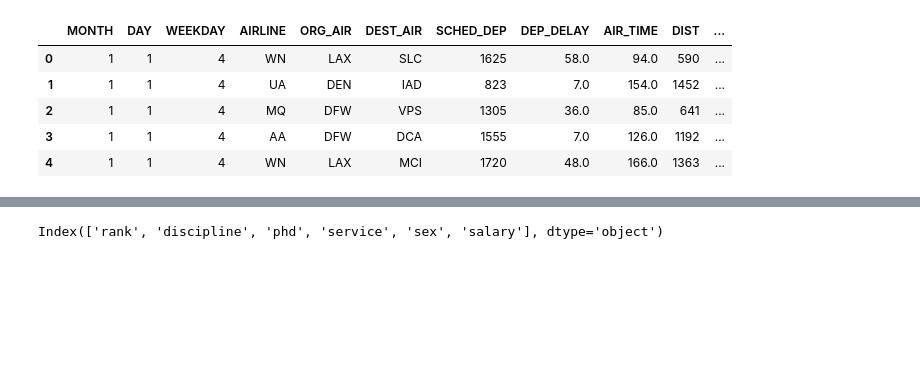
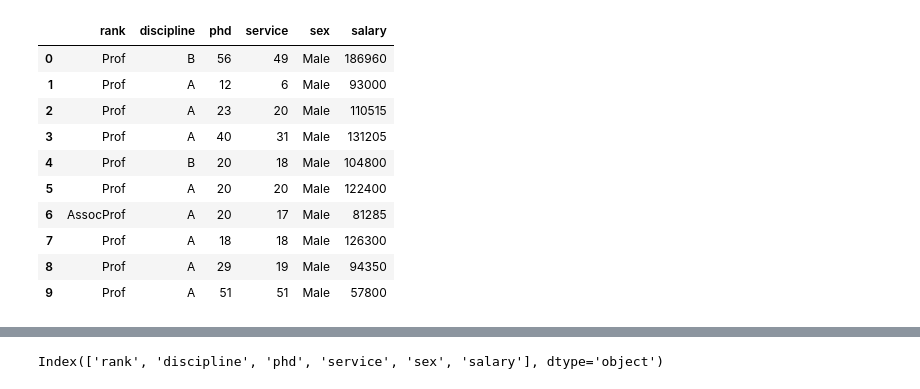
Before and after one commit to rajeshkumarsethi/DataScience_Python_Practices, a Jupyter notebook: 2.Pandas_Introduction/Pandas_Introduction.ipynb, the cells around one changed output, grey strips where cells are left out. Saved outputs shown, nothing was run; the diff lists cells and outputs as text; code cells hidden in the pictures; blank space fills up the shorter version.

Commit message:
Pandas_Introduction_01122022
Pandas Introduction (Updated)

```diff
--- a/2.Pandas_Introduction/Pandas_Introduction.ipynb
+++ b/2.Pandas_Introduction/Pandas_Introduction.ipynb
@@ -4,0 +4,6 @@ df = pd.read_csv("http://rcs.bu.edu/examples/python/data_analysis/Salaries.csv")
+# %%
+#data importing
+
+df = pd.read_csv("C:/Users/Vikas Srivastava/Desktop/ExcelR/Latest DS Material/Day 5-Python Intro/salaries.csv")
+
+#df = pd.read_excel("your_path/salaries.xlsx", sheet_name = 'sheet2')
@@ -5,9 +26,14 @@ df = pd.read_csv("http://rcs.bu.edu/examples/python/data_analysis/Salaries.csv")
 # %%
-df.head()
+df.head(10)
 # %% [output]
-|  | MONTH | DAY | WEEKDAY | AIRLINE | ORG_AIR | DEST_AIR | SCHED_DEP | DEP_DELAY | AIR_TIME | DIST | ... |
-| 0 | 1 | 1 | 4 | WN | LAX | SLC | 1625 | 58.0 | 94.0 | 590 | ... |
-| 1 | 1 | 1 | 4 | UA | DEN | IAD | 823 | 7.0 | 154.0 | 1452 | ... |
-| 2 | 1 | 1 | 4 | MQ | DFW | VPS | 1305 | 36.0 | 85.0 | 641 | ... |
-| 3 | 1 | 1 | 4 | AA | DFW | DCA | 1555 | 7.0 | 126.0 | 1192 | ... |
-| 4 | 1 | 1 | 4 | WN | LAX | MCI | 1720 | 48.0 | 166.0 | 1363 | ... |
+|  | rank | discipline | phd | service | sex | salary |
+| 0 | Prof | B | 56 | 49 | Male | 186960 |
+| 1 | Prof | A | 12 | 6 | Male | 93000 |
+| 2 | Prof | A | 23 | 20 | Male | 110515 |
+| 3 | Prof | A | 40 | 31 | Male | 131205 |
+| 4 | Prof | B | 20 | 18 | Male | 104800 |
+| 5 | Prof | A | 20 | 20 | Male | 122400 |
+| 6 | AssocProf | A | 20 | 17 | Male | 81285 |
+| 7 | Prof | A | 18 | 18 | Male | 126300 |
+| 8 | Prof | A | 29 | 19 | Male | 94350 |
+| 9 | Prof | A | 51 | 51 | Male | 57800 |
```
Also changed, not shown: parts of 45 cells of this notebook.
